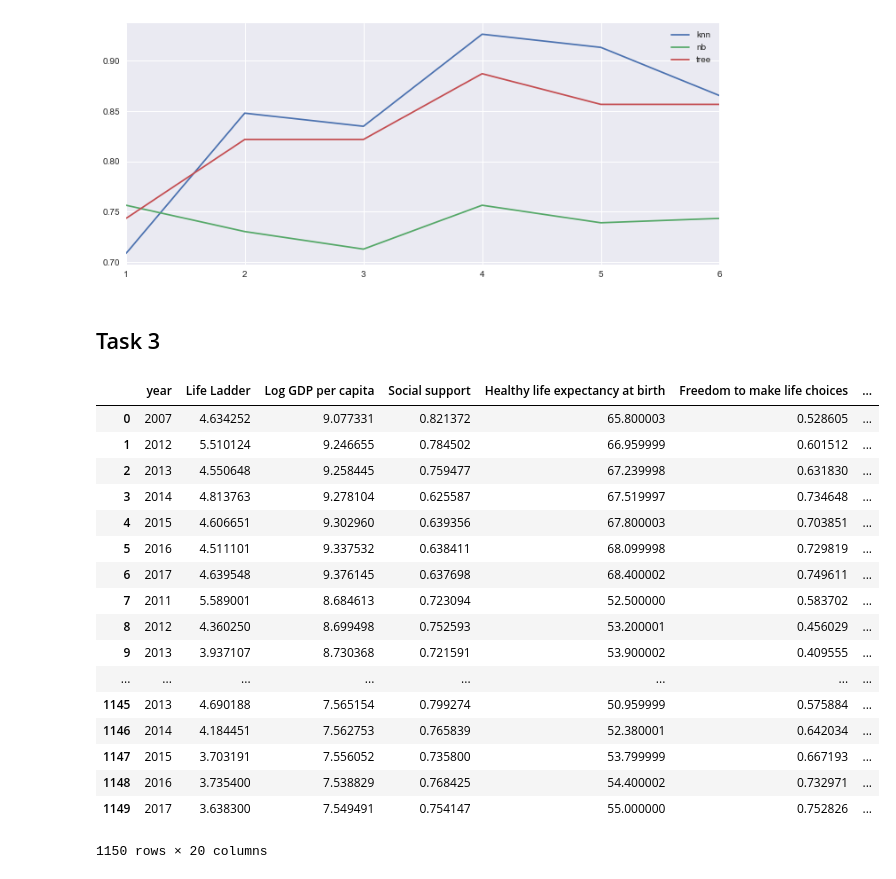
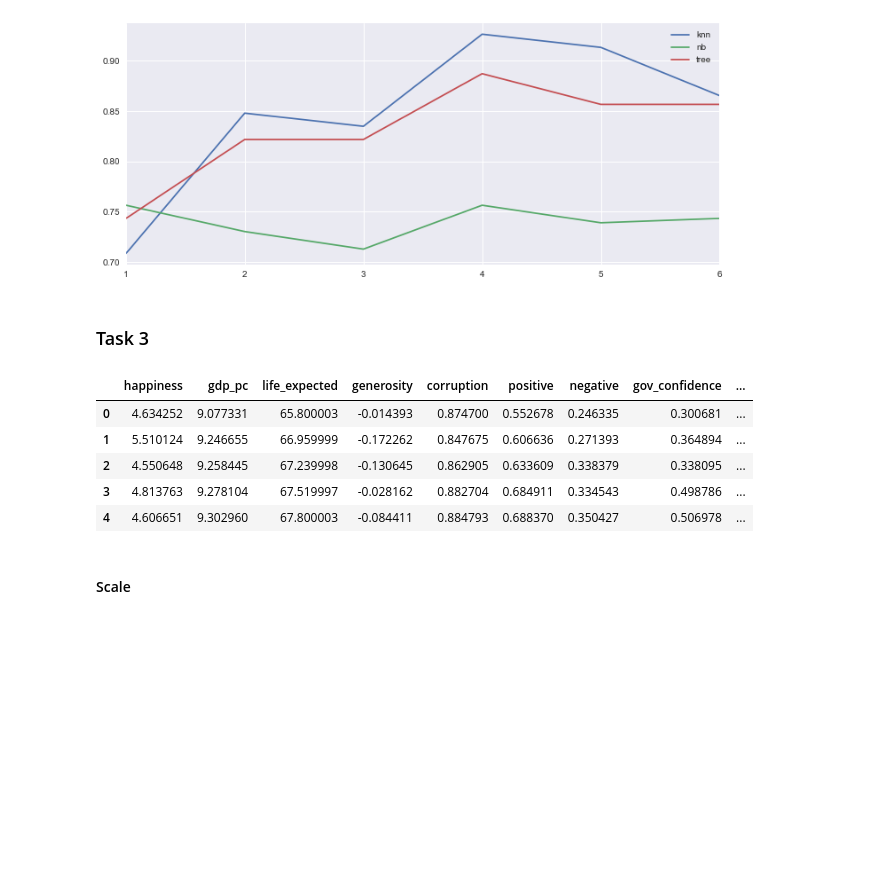
Before and after one commit to Mooophy/158222, a Jupyter notebook: as3/As3.ipynb, the cells around one changed output. Saved outputs shown, nothing was run; the diff lists cells and outputs as text; code cells hidden in the pictures; blank space fills up the shorter version.

```diff
--- a/as3/As3.ipynb
+++ b/as3/As3.ipynb
@@ -195,27 +200,16 @@ plt.show()
 # %% [output]
 [figure]
 # %% [markdown]
-## Task 3
+### Task 3
 # %%
 happiness = pd.read_csv('happiness.csv')
 happiness = happiness.loc[:, happiness.columns != 'country']
-happiness
+happiness = happiness.drop(['year', 'sd_m_country_year', 'sd_country_year', 'pop', 'support', 'choice', 'democoratic', 'delivery'], axis=1) # explain why such features have been dropped
+happiness.head()
 # %% [output]
-|  | year | Life Ladder | Log GDP per capita | Social support | Healthy life expectancy at birth | Freedom to make life choices | ... |
-| 0 | 2007 | 4.634252 | 9.077331 | 0.821372 | 65.800003 | 0.528605 | ... |
-| 1 | 2012 | 5.510124 | 9.246655 | 0.784502 | 66.959999 | 0.601512 | ... |
-| 2 | 2013 | 4.550648 | 9.258445 | 0.759477 | 67.239998 | 0.631830 | ... |
-| 3 | 2014 | 4.813763 | 9.278104 | 0.625587 | 67.519997 | 0.734648 | ... |
-| 4 | 2015 | 4.606651 | 9.302960 | 0.639356 | 67.800003 | 0.703851 | ... |
-| 5 | 2016 | 4.511101 | 9.337532 | 0.638411 | 68.099998 | 0.729819 | ... |
-| 6 | 2017 | 4.639548 | 9.376145 | 0.637698 | 68.400002 | 0.749611 | ... |
-| 7 | 2011 | 5.589001 | 8.684613 | 0.723094 | 52.500000 | 0.583702 | ... |
-| 8 | 2012 | 4.360250 | 8.699498 | 0.752593 | 53.200001 | 0.456029 | ... |
-| 9 | 2013 | 3.937107 | 8.730368 | 0.721591 | 53.900002 | 0.409555 | ... |
-| ... | ... | ... | ... | ... | ... | ... | ... |
-| 1145 | 2013 | 4.690188 | 7.565154 | 0.799274 | 50.959999 | 0.575884 | ... |
-| 1146 | 2014 | 4.184451 | 7.562753 | 0.765839 | 52.380001 | 0.642034 | ... |
-| 1147 | 2015 | 3.703191 | 7.556052 | 0.735800 | 53.799999 | 0.667193 | ... |
-| 1148 | 2016 | 3.735400 | 7.538829 | 0.768425 | 54.400002 | 0.732971 | ... |
-| 1149 | 2017 | 3.638300 | 7.549491 | 0.754147 | 55.000000 | 0.752826 | ... |
+|  | happiness | gdp_pc | life_expected | generosity | corruption | positive | negative | gov_confidence | ... |
+| 0 | 4.634252 | 9.077331 | 65.800003 | -0.014393 | 0.874700 | 0.552678 | 0.246335 | 0.300681 | ... |
+| 1 | 5.510124 | 9.246655 | 66.959999 | -0.172262 | 0.847675 | 0.606636 | 0.271393 | 0.364894 | ... |
+| 2 | 4.550648 | 9.258445 | 67.239998 | -0.130645 | 0.862905 | 0.633609 | 0.338379 | 0.338095 | ... |
+| 3 | 4.813763 | 9.278104 | 67.519997 | -0.028162 | 0.882704 | 0.684911 | 0.334543 | 0.498786 | ... |
+| 4 | 4.606651 | 9.302960 | 67.800003 | -0.084411 | 0.884793 | 0.688370 | 0.350427 | 0.506978 | ... |
-1150 rows × 20 columns
@@ -227,2 +216,4 @@ from sklearn import metrics
+# %% [markdown]
+#### Scale
 # %%
 minmax_scale = preprocessing.MinMaxScaler().fit(happiness)
```
Also changed, not shown: parts of 12 cells of this notebook, 4 other files.
